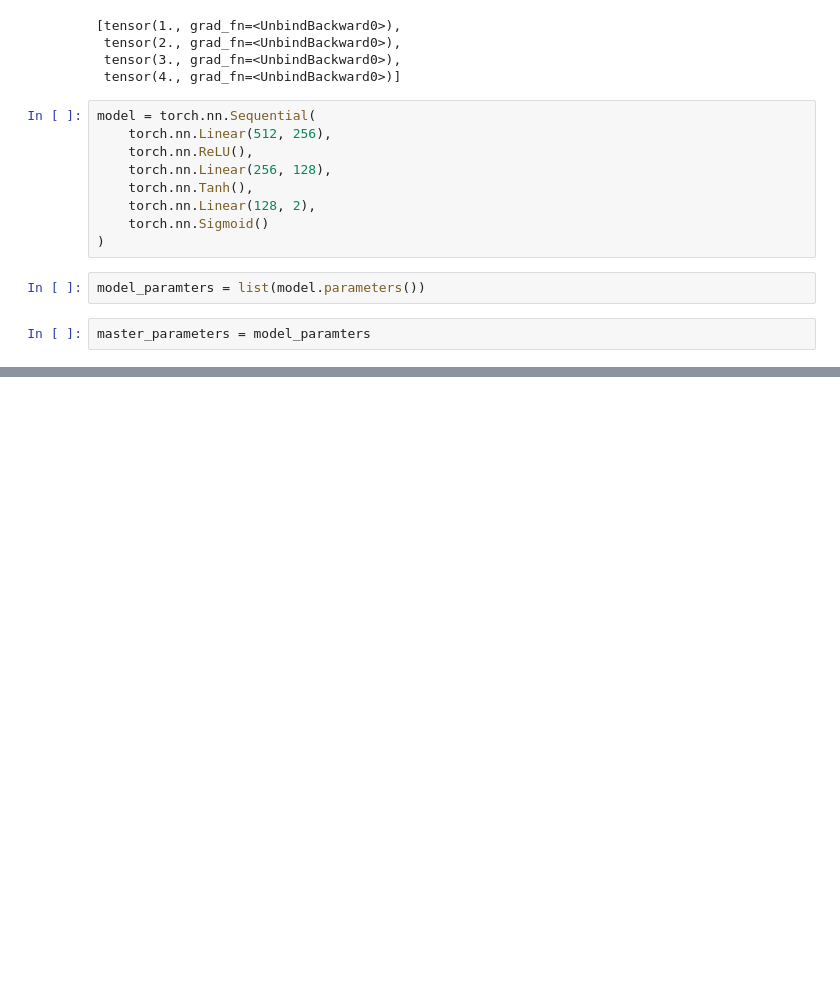
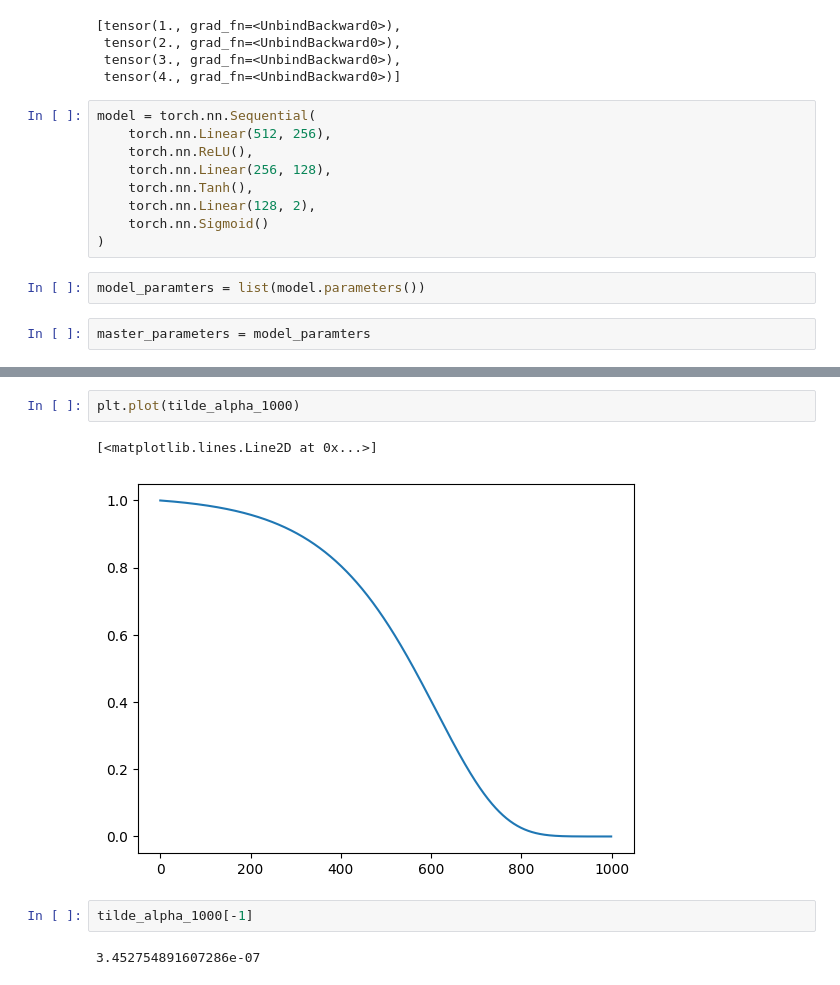
Before and after one commit to openai/improved-diffusion, a Jupyter notebook: notebook/torch_experiment.ipynb, the cells around one changed output, grey strips where cells are left out. Drawn from its saved outputs; the diff is of its cells as text; blank space fills up the shorter version.

```diff
--- a/notebook/torch_experiment.ipynb
+++ b/notebook/torch_experiment.ipynb
@@ -26,0 +58,9 @@ master_parameters = model_paramters
+# %%
+plt.plot(tilde_alpha_1000)
+# %% [output]
+[<matplotlib.lines.Line2D at 0x...>]
+[figure, added]
+# %%
+tilde_alpha_1000[-1]
+# %% [output]
+3.452754891607286e-07
```
Also changed, not shown: parts of 11 cells of this notebook, 1 other file.
